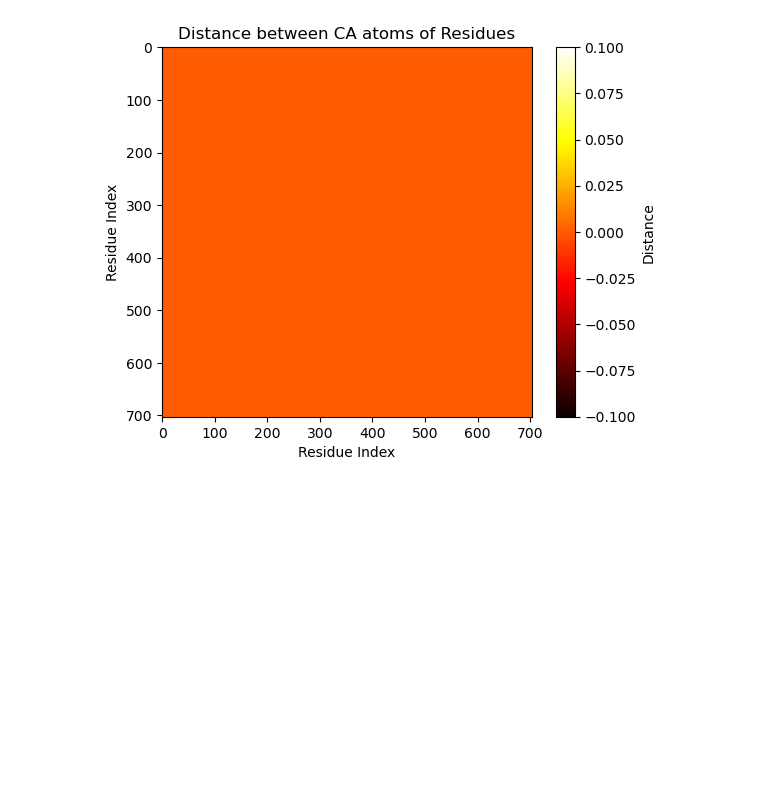
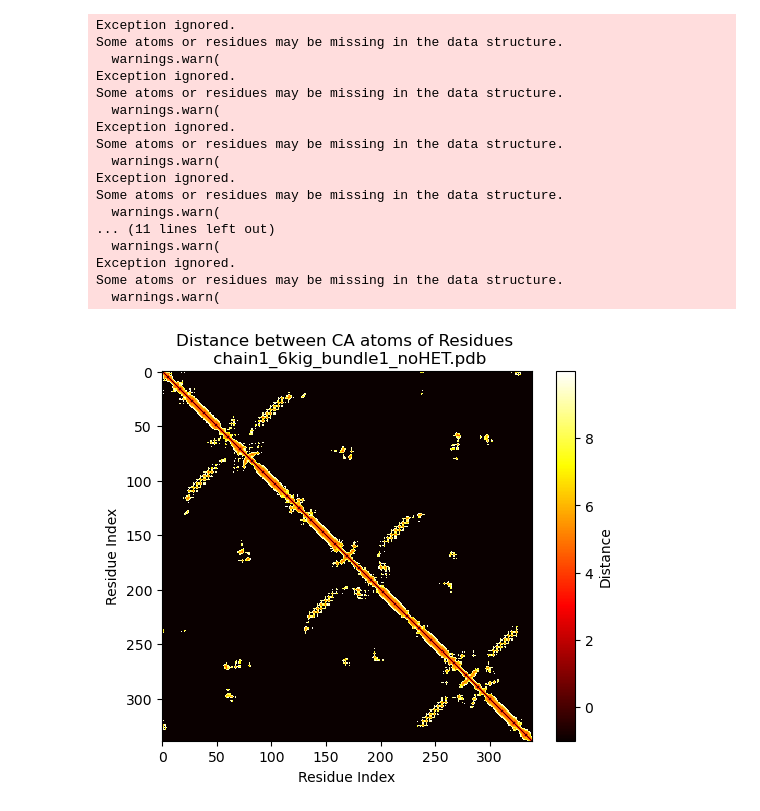
Before and after one commit to granepura/python_GunnerLab, a Jupyter notebook: Contact_Map_Gehan.ipynb, the cells around one changed output. Cells and saved outputs as stored; diff of their text form; code cells hidden in the pictures; blank space fills up the shorter version.

```diff
--- a/Contact_Map_Gehan.ipynb
+++ b/Contact_Map_Gehan.ipynb
@@ -5,8 +5,8 @@ from mpl_toolkits.axes_grid1 import make_axes_locatable
 from Bio.PDB import PDBParser
 
 # Provide the path to your PDB file, Ensure to remove HETATMS before running
-pdb_file1 = '2dre_noHOH.pdb'
-pdb_file2 = '2dre_noHOH.pdb'
+pdb_file1 = 'chain1_6kig_bundle1_noHET.pdb'
+pdb_file2 = 'chain2_6kig_bundle1_noHET.pdb'
 
 # Define the distance cutoff
 distance_cutoff = 10.0  # Modify this value as needed
@@ -42,37 +42,56 @@ def create_distance_matrix(pdb_file, distance_cutoff=10.0):
                 atom2 = residue2['CA']
                 dist = calculate_distance(atom1, atom2)
                 if dist <= distance_cutoff:
                     distance_matrix[i, j] = dist
                 else:
                     distance_matrix[i, j] = -1
             except KeyError:
                 # If CA atom is missing, set distance to distance_cutoff
                 distance_matrix[i, j] = distance_cutoff
 
     return distance_matrix
 
-def plot_heatmap(distance_matrix):
+def plot_heatmap(distance_matrix, pdb_file):
+    pdb_file = pdb_file
     fig, ax = plt.subplots()
     im = ax.imshow(distance_matrix, cmap='viridis')
     plt.imshow(distance_matrix, cmap='hot', origin='upper', interpolation='nearest')
     plt.xlabel('Residue Index')
     plt.ylabel('Residue Index')
     plt.colorbar(label='Distance')
-    plt.title('Distance between CA atoms of Residues')
-
+    plt.title(f'Distance between CA atoms of Residues \n {pdb_file}')
     plt.show()
 
 # Create distance matrix with distance cutoff
 distance_matrix1 = create_distance_matrix(pdb_file1, distance_cutoff)
 distance_matrix2 = create_distance_matrix(pdb_file2, distance_cutoff)
-distance_matrix_diff = distance_matrix2 - distance_matrix1
+#distance_matrix_diff = distance_matrix2 - distance_matrix1
 
 # Convert float32 to regular float for JSON serialization
 distance_matrix1 = distance_matrix1.astype(float)
 distance_matrix2 = distance_matrix2.astype(float)
-distance_matrix_diff = distance_matrix_diff.astype(float)
+#distance_matrix_diff = distance_matrix_diff.astype(float)
 
 # Plot heatmap
-plot_heatmap(distance_matrix_diff)
+plot_heatmap(distance_matrix1, pdb_file1)
+plot_heatmap(distance_matrix2, pdb_file2)
+#plot_heatmap(distance_matrix_diff)
 # %% [output]
+Exception ignored.
+Some atoms or residues may be missing in the data structure.
+  warnings.warn(
+Exception ignored.
+Some atoms or residues may be missing in the data structure.
+  warnings.warn(
+Exception ignored.
+Some atoms or residues may be missing in the data structure.
+  warnings.warn(
+Exception ignored.
+Some atoms or residues may be missing in the data structure.
+  warnings.warn(
+... (11 lines left out)
+  warnings.warn(
+Exception ignored.
+Some atoms or residues may be missing in the data structure.
+  warnings.warn(
-[figure, old version]
+[figure, new version]
```
Also changed, not shown: parts of 2 cells of this notebook.
